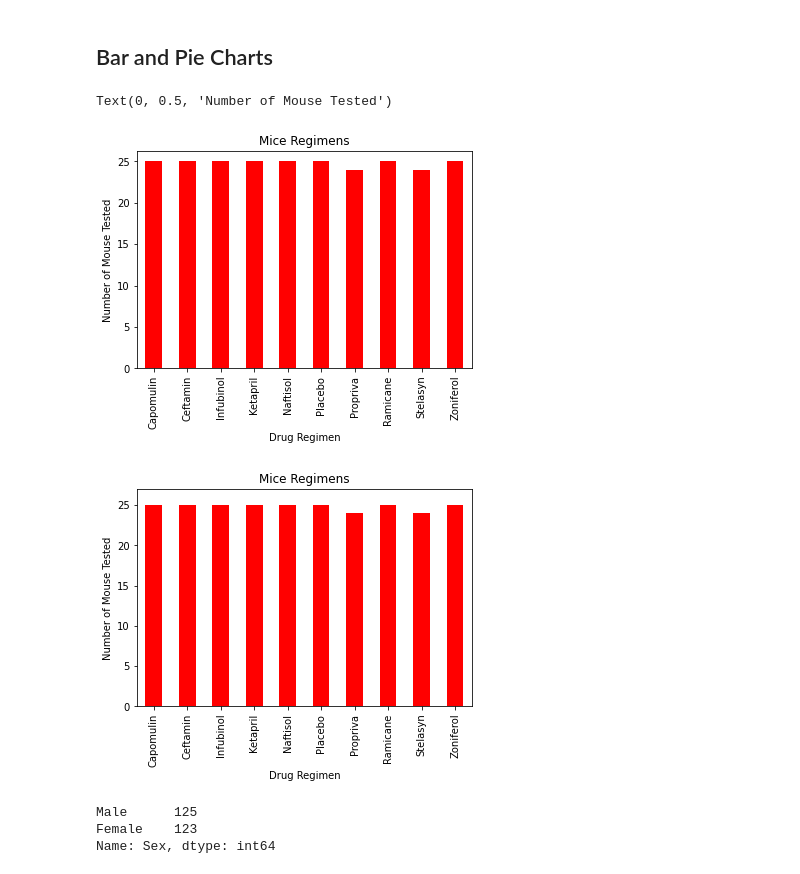
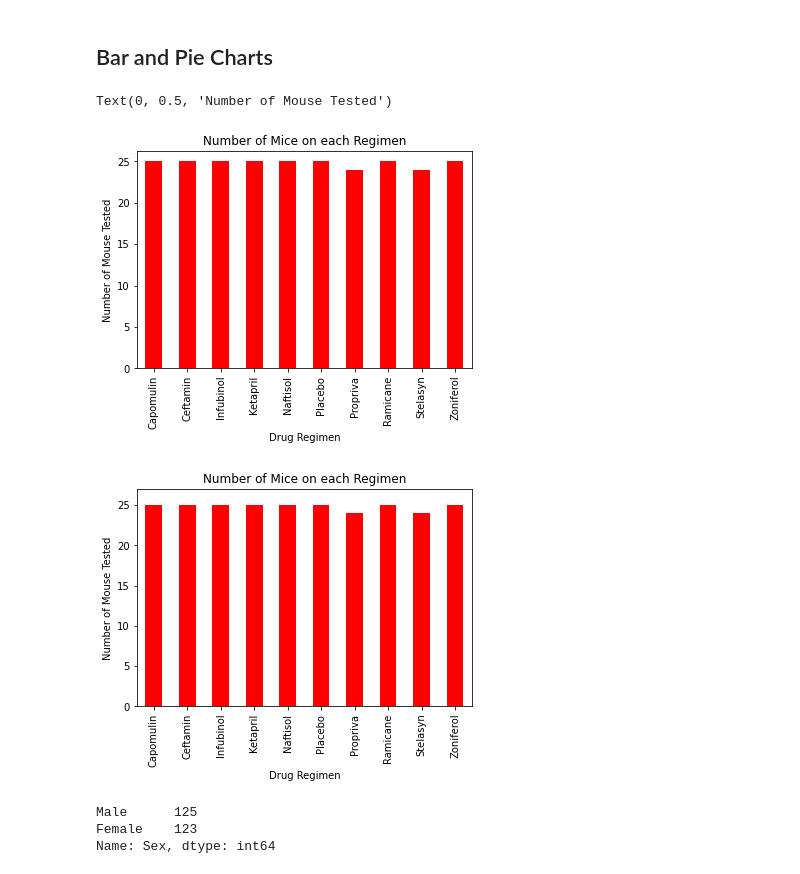
Before and after one commit to tratnikc/matplotlib-challenge, a Jupyter notebook: Pymaceuticals/pymaceuticals.ipynb, the cells around one changed output. Drawn from its saved outputs; the diff is of its cells as text; code cells hidden in the pictures.

Commit message:
plot titles

```diff
--- a/Pymaceuticals/pymaceuticals.ipynb
+++ b/Pymaceuticals/pymaceuticals.ipynb
@@ -181,11 +181,11 @@ agg
 # %%
 # Generate a bar plot showing the total number of unique mice tested on each drug regimen using pandas.
 mice_data = mouse_df.groupby(["Drug Regimen"])["Mouse ID"].nunique()
-ax = mice_data.plot(kind="bar",title="Mice Regimens",facecolor="red")
+ax = mice_data.plot(kind="bar",title="Number of Mice on each Regimen",facecolor="red")
 ax.set_ylabel("Number of Mouse Tested")
 # %% [output]
 Text(0, 0.5, 'Number of Mouse Tested')
-[figure, old version]
+[figure, new version]
 # %%
 # Generate a bar plot showing the total number of unique mice tested on each drug regimen using pyplot.
 
@@ -196,7 +196,7 @@ tick_locations = []
 for x in x_axis:
     tick_locations.append(x)
 
-plt.title("Mice Regimens")
+plt.title("Number of Mice on each Regimen")
 plt.xlabel("Drug Regimen")
 plt.ylabel("Number of Mouse Tested")
 
@@ -208,7 +208,7 @@ plt.xticks(tick_locations, regx.index, rotation="vertical")
 
 plt.show()
 # %% [output]
-[figure, old version]
+[figure, new version]
 # %%
 # Generate a pie plot showing the distribution of female versus male mice using pandas
 mouse_sex = mouse_df[["Mouse ID", "Sex"]].drop_duplicates()
```
Also changed, not shown: parts of 1 cell of this notebook.
